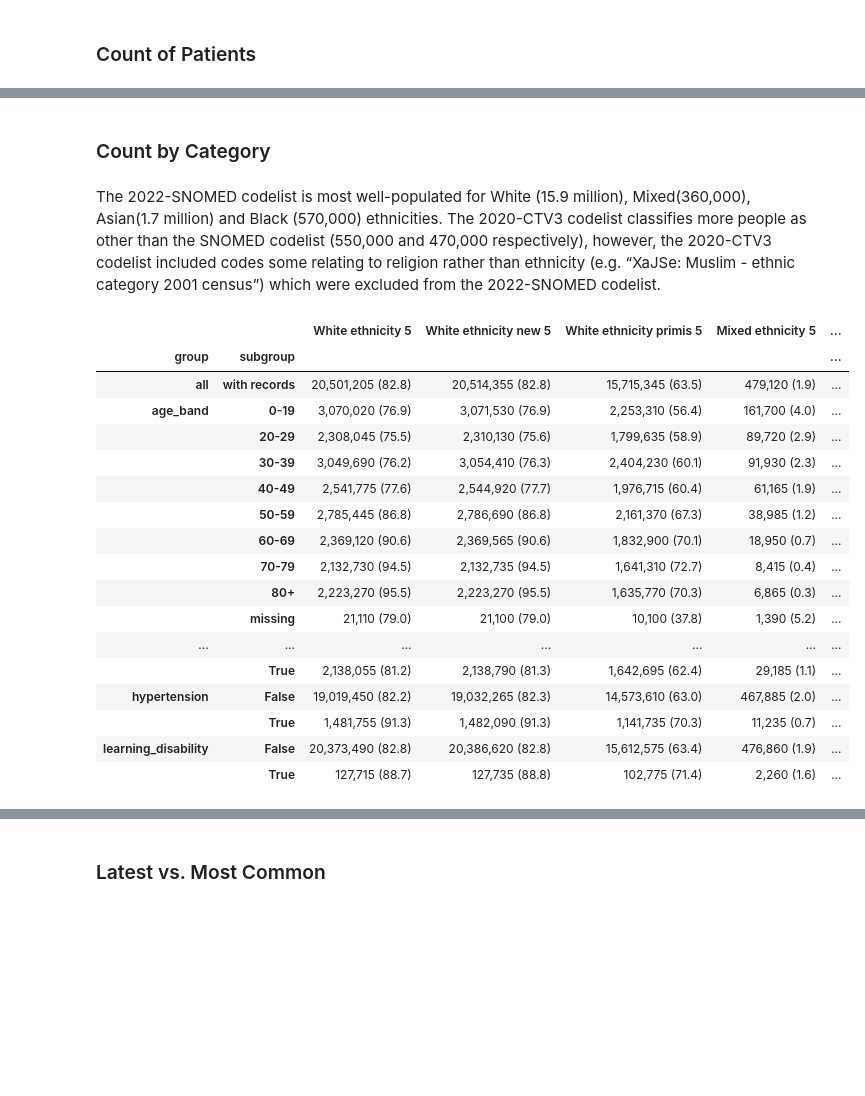
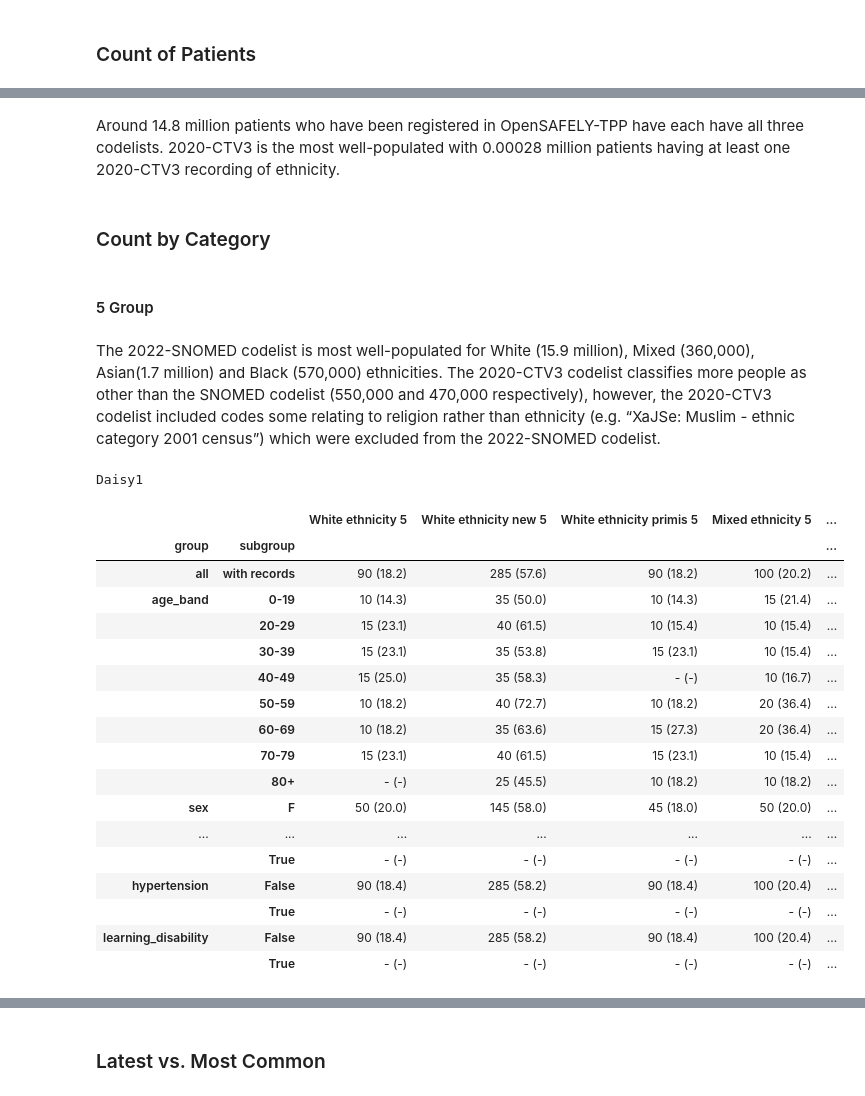
Before and after one commit to opensafely/ethnicity-short-data-report, a Jupyter notebook: notebooks_jupyter/local_report_ethnicity.ipynb, the cells around one changed output, grey strips where cells are left out. Saved outputs shown, nothing was run; the diff lists cells and outputs as text; code cells hidden in the pictures; blank space fills up the shorter version.

Commit message:
edits local report to run on server

```diff
--- a/notebooks_jupyter/local_report_ethnicity.ipynb
+++ b/notebooks_jupyter/local_report_ethnicity.ipynb
@@ -68,15 +68,26 @@ def local_patient_counts(
         overlap = "all_missing"
     if categories:
         df_population = pd.read_csv(
-            f"../output/{output_path}/simple_patient_counts_fullset.csv"
+            f"../output/{output_path}/simple_patient_counts_registered.csv"
         ).set_index(["group", "subgroup"])
 
 
         df_append = pd.read_csv(
-            f"../output/{output_path}/simple_patient_counts_categories_fullset.csv"
+            f"../output/{output_path}/simple_patient_counts_categories_registered.csv"
         ).set_index(["group", "subgroup"])
+
+        if output_path == output_path_5:
+            print("Daisy1")
+            global df_append_cat_5
+            df_append_cat_5 = df_append
+
+        if output_path == output_path_16:
+            print("Daisy2")
+            global df_append_cat_16
+            df_append_cat_16 = df_append
+
         df_append.drop("population", inplace=True, axis=1)
-        df_append["population"] = df_population["ethnicity_new_5_filled"]
+        df_append["population"] = df_population[definitions[0]+"_filled"]
         # ensure definitions[n] in code_dict[definitions[n]] below refers to one of the definitions of interest
         definitions = [
             f"{category}_{definition}"
@@ -84,12 +95,12 @@ def local_patient_counts(
                 code_dict[definitions[1]].values(), definitions
             )
         ]
-
     else:
         df_append = pd.read_csv(
-            f"../output/{output_path}/simple_patient_counts_fullset.csv"
+            f"../output/{output_path}/simple_patient_counts_registered.csv"
         ).set_index(["group", "subgroup"])
-
+        global total
+        total =  df_append["all_filled"][0]
     for definition in definitions:
         if missing:
             df_append[definition + suffix] = (
@@ -124,9 +135,10 @@ def local_patient_counts(
     df_patient_counts.columns = df_patient_counts.columns.str.replace("_", " ")
 
     display(df_patient_counts)
+
     if categories:
         df_patient_counts.to_csv(
-                f"../output/{output_path}/local_patient_counts_categories_fullset.csv"
+                f"../output/{output_path}/local_patient_counts_categories_registered.csv"
             )
 # %%
 ### CONFIGURE ###
@@ -207,27 +258,37 @@ local_patient_counts(
+# %%
+display(Markdown(f"""
+Around 14.8 million patients who have been registered in OpenSAFELY-TPP have each have all three codelists. 2020-CTV3 is the most well-populated with {float('%.2g' % total)/1000000} million patients having at least one 2020-CTV3 recording of ethnicity.
+"""))
+# %% [output]
+
+Around 14.8 million patients who have been registered in OpenSAFELY-TPP have each have all three codelists. 2020-CTV3 is the most well-populated with 0.00028 million patients having at least one 2020-CTV3 recording of ethnicity.
 # %% [markdown]
 ### Count by Category
+# %% [markdown]
+#### 5 Group
 # %% [markdown]
-The 2022-SNOMED codelist is most well-populated for White (15.9 million), Mixed(360,000), Asian(1.7 million) and Black (570,000) ethnicities. The 2020-CTV3 codelist classifies more people as other than the SNOMED codelist (550,000 and 470,000 respectively), however, the 2020-CTV3 codelist included codes some relating to religion rather than ethnicity (e.g. “XaJSe: Muslim - ethnic category 2001 census”) which were excluded from the 2022-SNOMED codelist.
+The 2022-SNOMED codelist is most well-populated for White (15.9 million), Mixed (360,000), Asian(1.7 million) and Black (570,000) ethnicities. The 2020-CTV3 codelist classifies more people as other than the SNOMED codelist (550,000 and 470,000 respectively), however, the 2020-CTV3 codelist included codes some relating to religion rather than ethnicity (e.g. “XaJSe: Muslim - ethnic category 2001 census”) which were excluded from the 2022-SNOMED codelist.
 # %%
 local_patient_counts(
-         definitions,  output_path,code_dict, categories=True,missing=False
+         definitions_5,  output_path_5,code_dict_5, categories=True,missing=False
     )
 # %% [output]
+Daisy1
 |  |  | White ethnicity 5 | White ethnicity new 5 | White ethnicity primis 5 | Mixed ethnicity 5 | ... |
 | group | subgroup |  |  |  |  | ... |
-| all | with records | 20,501,205 (82.8) | 20,514,355 (82.8) | 15,715,345 (63.5) | 479,120 (1.9) | ... |
-| age_band | 0-19 | 3,070,020 (76.9) | 3,071,530 (76.9) | 2,253,310 (56.4) | 161,700 (4.0) | ... |
-|  | 20-29 | 2,308,045 (75.5) | 2,310,130 (75.6) | 1,799,635 (58.9) | 89,720 (2.9) | ... |
-|  | 30-39 | 3,049,690 (76.2) | 3,054,410 (76.3) | 2,404,230 (60.1) | 91,930 (2.3) | ... |
-|  | 40-49 | 2,541,775 (77.6) | 2,544,920 (77.7) | 1,976,715 (60.4) | 61,165 (1.9) | ... |
-|  | 50-59 | 2,785,445 (86.8) | 2,786,690 (86.8) | 2,161,370 (67.3) | 38,985 (1.2) | ... |
-|  | 60-69 | 2,369,120 (90.6) | 2,369,565 (90.6) | 1,832,900 (70.1) | 18,950 (0.7) | ... |
-|  | 70-79 | 2,132,730 (94.5) | 2,132,735 (94.5) | 1,641,310 (72.7) | 8,415 (0.4) | ... |
-|  | 80+ | 2,223,270 (95.5) | 2,223,270 (95.5) | 1,635,770 (70.3) | 6,865 (0.3) | ... |
-|  | missing | 21,110 (79.0) | 21,100 (79.0) | 10,100 (37.8) | 1,390 (5.2) | ... |
+| all | with records | 90 (18.2) | 285 (57.6) | 90 (18.2) | 100 (20.2) | ... |
+| age_band | 0-19 | 10 (14.3) | 35 (50.0) | 10 (14.3) | 15 (21.4) | ... |
+|  | 20-29 | 15 (23.1) | 40 (61.5) | 10 (15.4) | 10 (15.4) | ... |
+|  | 30-39 | 15 (23.1) | 35 (53.8) | 15 (23.1) | 10 (15.4) | ... |
+|  | 40-49 | 15 (25.0) | 35 (58.3) | - (-) | 10 (16.7) | ... |
+|  | 50-59 | 10 (18.2) | 40 (72.7) | 10 (18.2) | 20 (36.4) | ... |
+|  | 60-69 | 10 (18.2) | 35 (63.6) | 15 (27.3) | 20 (36.4) | ... |
+|  | 70-79 | 15 (23.1) | 40 (61.5) | 15 (23.1) | 10 (15.4) | ... |
+|  | 80+ | - (-) | 25 (45.5) | 10 (18.2) | 10 (18.2) | ... |
+| sex | F | 50 (20.0) | 145 (58.0) | 45 (18.0) | 50 (20.0) | ... |
 | ... | ... | ... | ... | ... | ... | ... |
-|  | True | 2,138,055 (81.2) | 2,138,790 (81.3) | 1,642,695 (62.4) | 29,185 (1.1) | ... |
-| hypertension | False | 19,019,450 (82.2) | 19,032,265 (82.3) | 14,573,610 (63.0) | 467,885 (2.0) | ... |
-|  | True | 1,481,755 (91.3) | 1,482,090 (91.3) | 1,141,735 (70.3) | 11,235 (0.7) | ... |
-| learning_disability | False | 20,373,490 (82.8) | 20,386,620 (82.8) | 15,612,575 (63.4) | 476,860 (1.9) | ... |
-|  | True | 127,715 (88.7) | 127,735 (88.8) | 102,775 (71.4) | 2,260 (1.6) | ... |
+|  | True | - (-) | - (-) | - (-) | - (-) | ... |
+| hypertension | False | 90 (18.4) | 285 (58.2) | 90 (18.4) | 100 (20.4) | ... |
+|  | True | - (-) | - (-) | - (-) | - (-) | ... |
+| learning_disability | False | 90 (18.4) | 285 (58.2) | 90 (18.4) | 100 (20.4) | ... |
+|  | True | - (-) | - (-) | - (-) | - (-) | ... |
```
Also changed, not shown: parts of 28 cells of this notebook, 1 other file.
